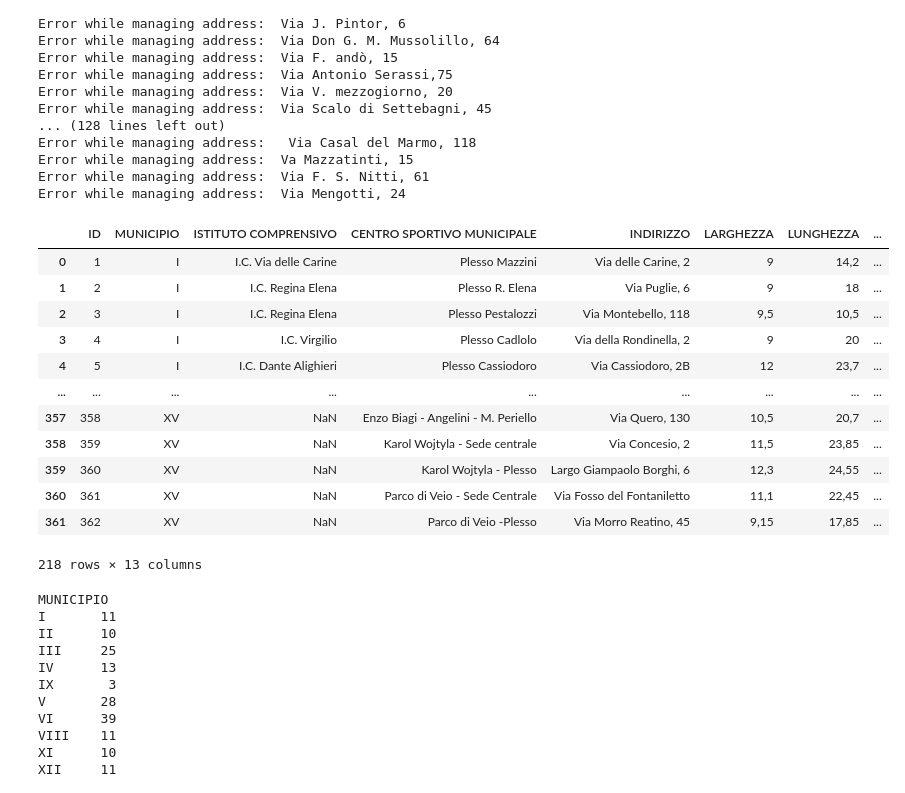
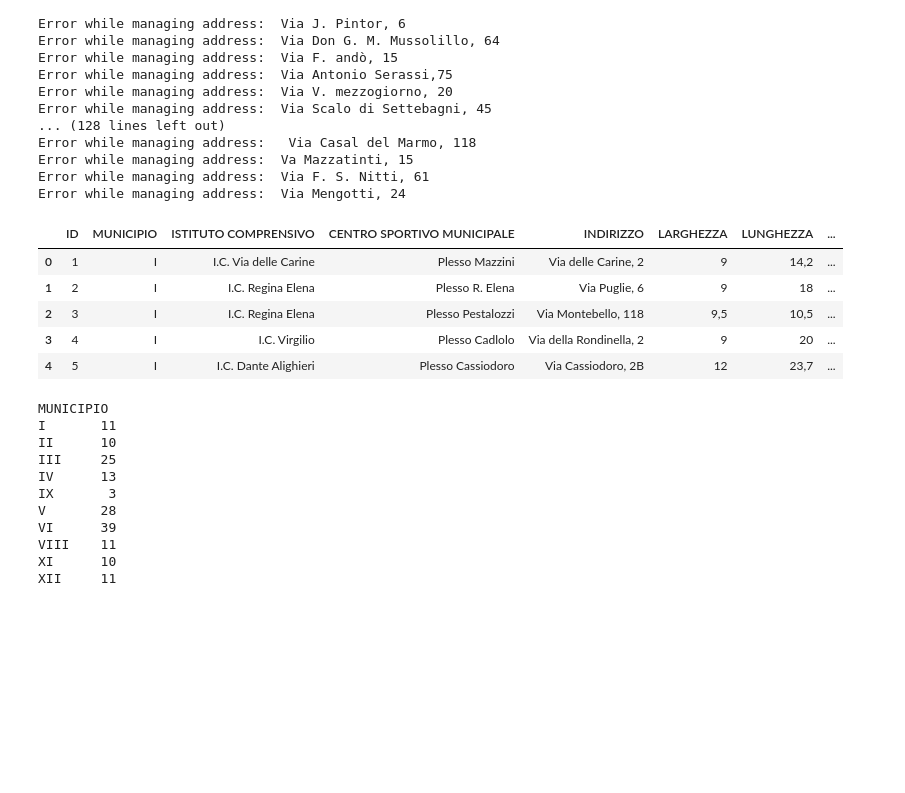
Before and after one commit to CityScope/CS_NTT_Rome, a Jupyter notebook: data_analysis/access_networks/access_analysis.ipynb, the cells around one changed output. Cells and saved outputs as stored; diff of their text form; code cells hidden in the pictures; blank space fills up the shorter version.

```diff
--- a/data_analysis/access_networks/access_analysis.ipynb
+++ b/data_analysis/access_networks/access_analysis.ipynb
@@ -117,2 +59,4 @@ accommodation_gdf.to_file('./outputs/accomodation.geojson',
+# %%
+DATA_PATH="Dataset-Dropbox/"
 # %% [markdown]
 ## Public transport stops
@@ -140,7 +79,7 @@ transport_stops.head()
 # %%
 SPORTS_DATA_LOC='https://dati.comune.roma.it/catalog/dataset/acb9bbf0-9beb-409d-b5e8-b4407dec1aef/resource/809dfc0d-f305-4b9e-a487-2b4ce7fd5b0c/download/centri_sportivi_municipali_2018.csv'
 # %%
-sports_centers=pd.read_csv(SPORTS_DATA_LOC, sep=';',encoding = "latin")
+sports_centers=pd.read_csv(DATA_PATH+'04-SportsVenues/'+'centri_sportivi_municipali_2018.csv', sep=';',encoding = "latin")
 # %%
 sports_centers
 # %% [output]
@@ -190,21 +129,14 @@ sports_centers["latitude"]=sports_centers["latitude"].apply(float)
 sports_centers["longitude"]=sports_centers["longitude"].apply(float)
 sports_centers.dropna(subset = ["latitude", "longitude"], inplace=True)
 # %%
-sports_centers
+sports_centers.head()
 # %% [output]
 |  | ID | MUNICIPIO | ISTITUTO COMPRENSIVO | CENTRO SPORTIVO MUNICIPALE | INDIRIZZO | LARGHEZZA | LUNGHEZZA | ... |
 | 0 | 1 | I | I.C. Via delle Carine | Plesso Mazzini | Via delle Carine, 2 | 9 | 14,2 | ... |
 | 1 | 2 | I | I.C. Regina Elena | Plesso R. Elena | Via Puglie, 6 | 9 | 18 | ... |
 | 2 | 3 | I | I.C. Regina Elena | Plesso Pestalozzi | Via Montebello, 118 | 9,5 | 10,5 | ... |
 | 3 | 4 | I | I.C. Virgilio | Plesso Cadlolo | Via della Rondinella, 2 | 9 | 20 | ... |
 | 4 | 5 | I | I.C. Dante Alighieri | Plesso Cassiodoro | Via Cassiodoro, 2B | 12 | 23,7 | ... |
-| ... | ... | ... | ... | ... | ... | ... | ... | ... |
-| 357 | 358 | XV | NaN | Enzo Biagi - Angelini - M. Periello | Via Quero, 130 | 10,5 | 20,7 | ... |
-| 358 | 359 | XV | NaN | Karol Wojtyla - Sede centrale | Via Concesio, 2 | 11,5 | 23,85 | ... |
-| 359 | 360 | XV | NaN | Karol Wojtyla - Plesso | Largo Giampaolo Borghi, 6 | 12,3 | 24,55 | ... |
-| 360 | 361 | XV | NaN | Parco di Veio - Sede Centrale | Via Fosso del Fontaniletto | 11,1 | 22,45 | ... |
-| 361 | 362 | XV | NaN | Parco di Veio -Plesso | Via Morro Reatino, 45 | 9,15 | 17,85 | ... |
-218 rows × 13 columns
 # %%
 sports_centers.groupby('MUNICIPIO').size()
 # %% [output]
```
Also changed, not shown: parts of 56 cells of this notebook, 1 other file.
